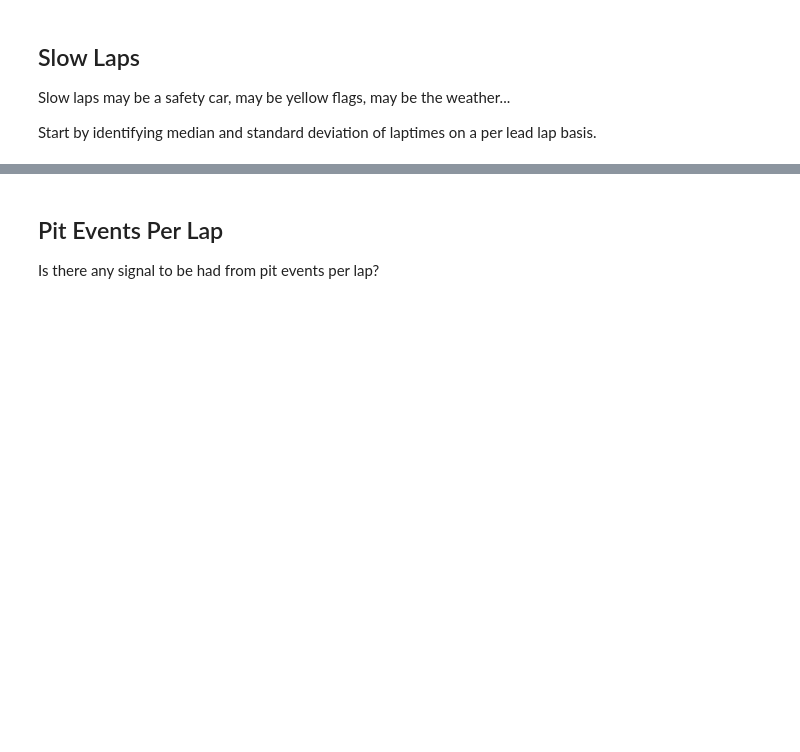
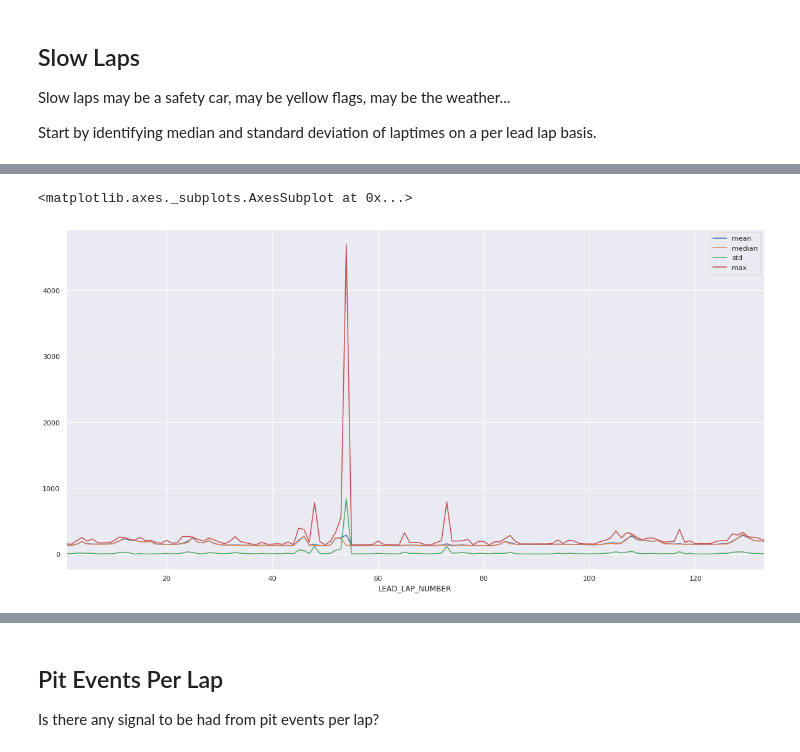
Before and after one commit to f1datajunkie/WEC, a Jupyter notebook: notebooks/Race Events.ipynb, the cells around one changed output, grey strips where cells are left out. Cells and saved outputs as stored; diff of their text form; code cells hidden in the pictures; blank space fills up the shorter version.

```diff
--- a/notebooks/Race Events.ipynb
+++ b/notebooks/Race Events.ipynb
@@ -109,0 +109,5 @@ laptimes_summary_stats.head()
+# %%
+laptimes_summary_stats.plot()
+# %% [output]
+<matplotlib.axes._subplots.AxesSubplot at 0x...>
+[figure, added]
```
Also changed, not shown: parts of 19 cells of this notebook, 1 other file.
